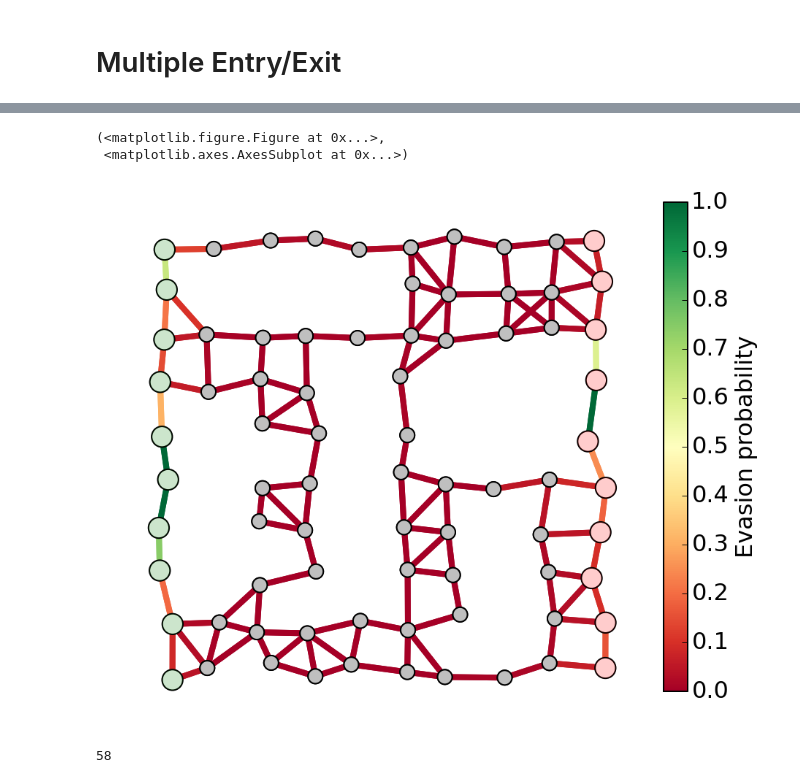
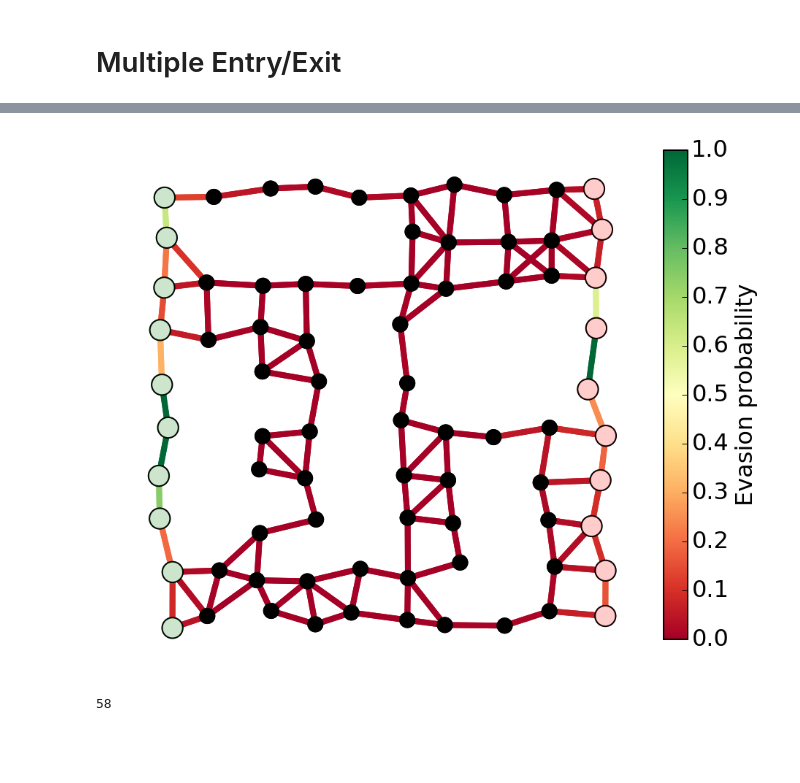
Before and after one commit to ajfriend/cvxpy_examples, a Jupyter notebook: interdiction.ipynb, the cells around one changed output, grey strips where cells are left out. Saved outputs shown, nothing was run; the diff lists cells and outputs as text; code cells hidden in the pictures; blank space fills up the shorter version.

```diff
--- a/interdiction.ipynb
+++ b/interdiction.ipynb
@@ -822,17 +851,12 @@ b = np.zeros(n)
 b[0] = -1
 b[n-1] = 1
 
-p = np.random.rand(m)
-#showPaths(H,pos,p)
+visibleNodes = range(1,n-1)
 
-nodelist = range(1,n-1)
-edgelist = [e for i,e in enumerate(H.edges()) if i not in dummyEdges]
-
-p = [edgeProbs[i] for i in range(len(edgeProbs)) if i not in dummyEdges]
 Gnodes = range(1,N+1)
 Rnodes = range(n-2,n-N-2,-1)
 
-showPathsLR(H,pos,p,nodelist=nodelist,edgelist=edgelist,Gnodes=Gnodes,Rnodes=Rnodes)
+showPathsLR(H,pos,visibleNodes=visibleNodes,Gnodes=Gnodes,Rnodes=Rnodes,guards=None)
 # %% [output]
 (<matplotlib.figure.Figure at 0x...>,
  <matplotlib.axes.AxesSubplot at 0x...>)
@@ -847,41 +871,42 @@ def evadeProb(x,radius=.2):
 edgeCenters = []
 for e in H.edges():
     edgeCenters.append((np.array(pos[e[0]]) + np.array(pos[e[1]]))/2)
 
 edgeCenters = np.array(edgeCenters)
 
-
+guardIdx = list(range(N+1,n-N-1))
+numGuards = len(guardIdx)
 
 edgeVals = np.zeros((m,numGuards))
 
-guardIdx = list(range(N+1,n-N-1))
-numGuards = len(guardIdx)
+
 #guardIdx = list(np.random.choice(guardIdx,size=numGuards,replace=False))
 
 guardPositions = np.array([pos[idx] for idx in guardIdx])
 
 for i, guardPos in enumerate(guardPositions):
     for j in range(m):
         blocked = False
         for x,y,w,h in buildings:
             if intersect(edgeCenters[j,:],guardPos,x,x+w,y,y+h):
                 blocked = True
         if not blocked:
             edgeVals[j,i] += np.log(evadeProb(guardPos-edgeCenters[j,:],.3))
 
 edgeVals[dummyEdges,:] = 0
 
 edgeProbs = edgeVals.sum(axis=1)
 #edgeProbs -= np.random.rand(m)*.0001
 edgeProbs = np.exp(edgeProbs)
 
-p = [edgeProbs[i] for i in range(len(edgeProbs)) if i not in dummyEdges]
+fig, ax = showPathsLR(H,pos,edgeProbs,visibleNodes=visibleNodes,Gnodes=Gnodes,Rnodes=Rnodes,guards=guardIdx)
 
-showPathsLR(H,pos,p,nodelist=nodelist,edgelist=edgelist,Gnodes=Gnodes,Rnodes=Rnodes,noguards=guardIdx)
+# for x,y,w,h in buildings:
+#     rect = plt.Rectangle((x,y),w,h,fc='b',alpha=.1)
+#     ax.add_patch(rect)
+#     #print x,y,w,h
 # %% [output]
-(<matplotlib.figure.Figure at 0x...>,
- <matplotlib.axes.AxesSubplot at 0x...>)
-[figure, old version]
+[figure, new version]
 # %%
 numGuards
 # %% [output]
```
Also changed, not shown: parts of 6 cells of this notebook.
